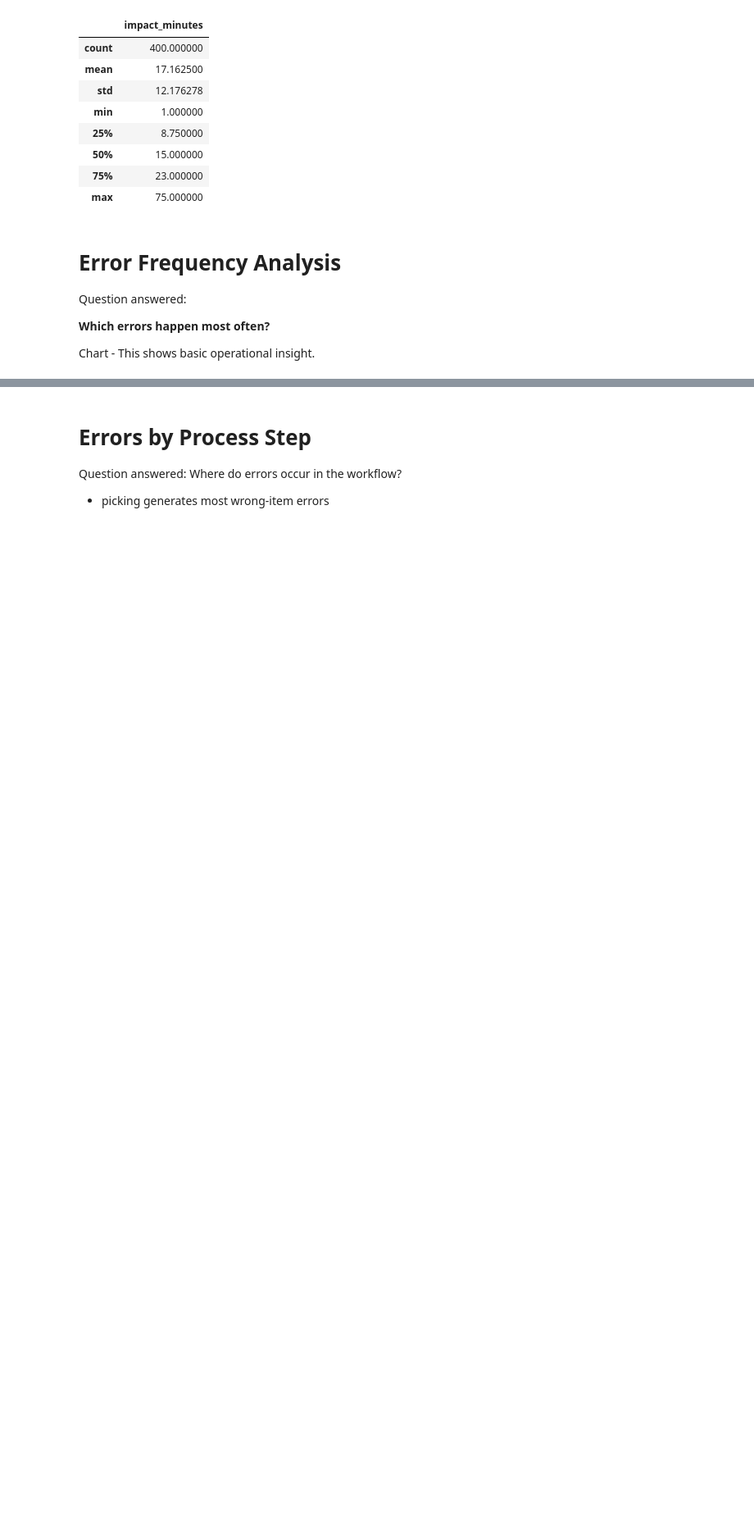
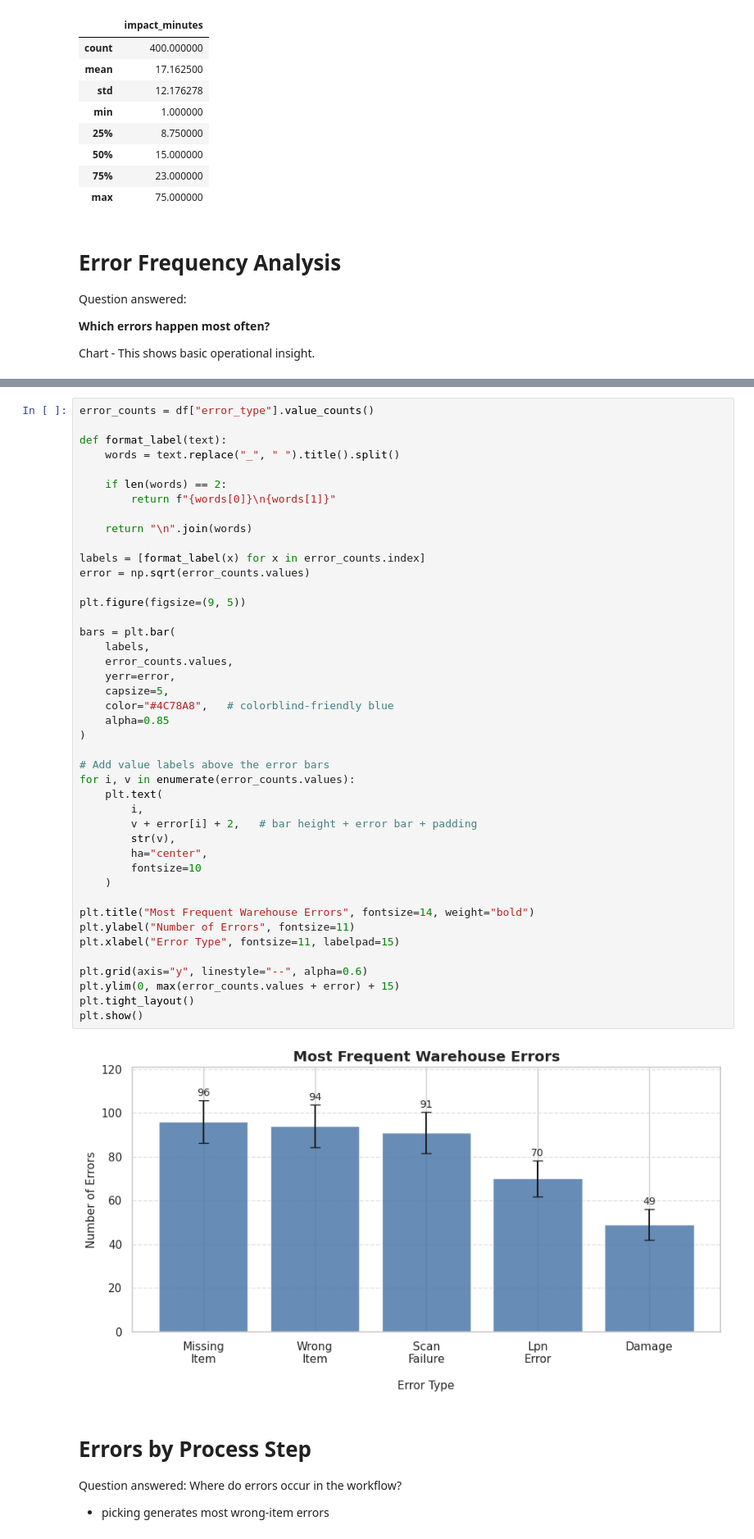
Before and after one commit to aesquivel94/operational-error-analyzer, a Jupyter notebook: warehouse_operational_error_analysis.ipynb, the cells around one changed output, grey strips where cells are left out. Shown at 82% size. Cells and saved outputs as stored; diff of their text form; blank space fills up the shorter version.

```diff
--- a/warehouse_operational_error_analysis.ipynb
+++ b/warehouse_operational_error_analysis.ipynb
@@ -211,3 +199,48 @@ plt.show()
+# %%
+error_counts = df["error_type"].value_counts()
+
+def format_label(text):
+    words = text.replace("_", " ").title().split()
+
+    if len(words) == 2:
+        return f"{words[0]}\n{words[1]}"
+
+    return "\n".join(words)
+
+labels = [format_label(x) for x in error_counts.index]
+error = np.sqrt(error_counts.values)
+
+plt.figure(figsize=(9, 5))
+
+bars = plt.bar(
+    labels,
+    error_counts.values,
+    yerr=error,
+    capsize=5,
+    color="#4C78A8",   # colorblind-friendly blue
+    alpha=0.85
+)
+
+# Add value labels above the error bars
+for i, v in enumerate(error_counts.values):
+    plt.text(
+        i,
+        v + error[i] + 2,   # bar height + error bar + padding
+        str(v),
+        ha="center",
+        fontsize=10
+    )
+
+plt.title("Most Frequent Warehouse Errors", fontsize=14, weight="bold")
+plt.ylabel("Number of Errors", fontsize=11)
+plt.xlabel("Error Type", fontsize=11, labelpad=15)
+
+plt.grid(axis="y", linestyle="--", alpha=0.6)
+plt.ylim(0, max(error_counts.values + error) + 15)
+plt.tight_layout()
+plt.show()
+# %% [output]
+[figure, added]
 # %% [markdown]
 # Errors by Process Step
 
```
Also changed, not shown: parts of 3 cells of this notebook.
